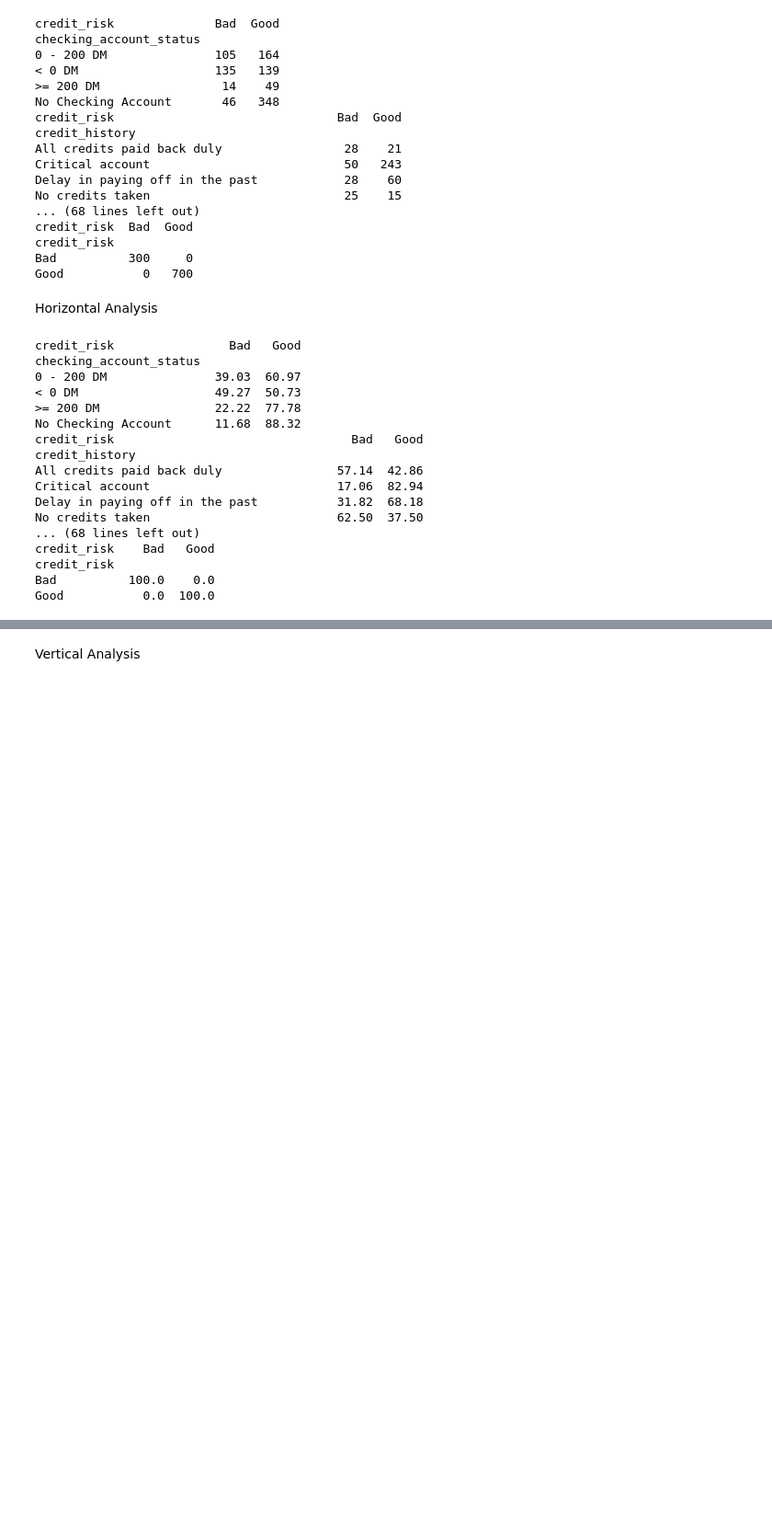
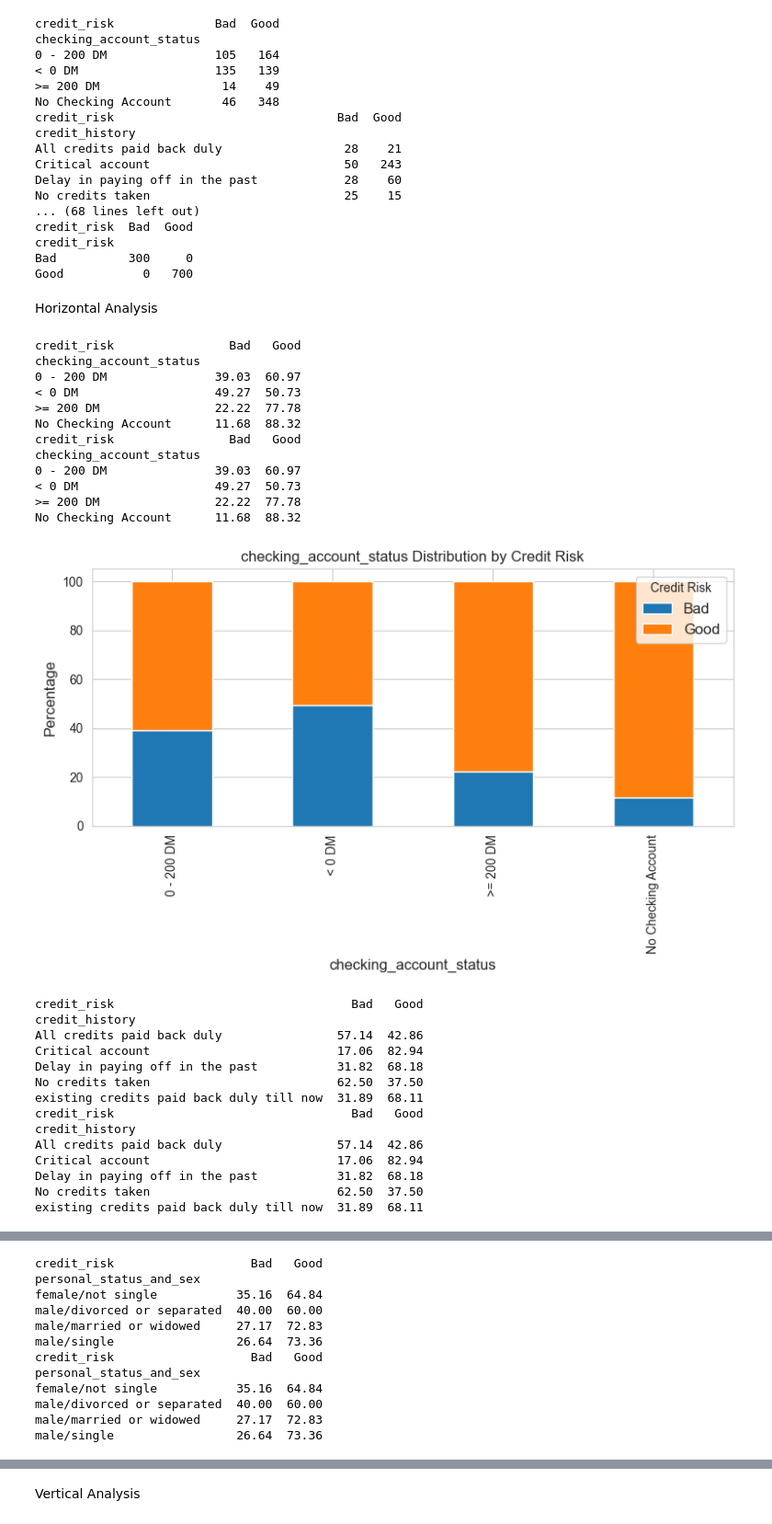
Before and after one commit to shamelbhimani/German_Credit_Analysis, a Jupyter notebook: sample.ipynb, the cells around one changed output, grey strips where cells are left out. Shown at 92% size. Drawn from its saved outputs; the diff is of its cells as text; code cells hidden in the pictures; blank space fills up the shorter version.

Commit message:
Added more visuals for row contingency

```diff
--- a/sample.ipynb
+++ b/sample.ipynb
@@ -576,23 +576,42 @@ Horizontal Analysis
 # %%
 for col in categorical_columns:
     row_contingency_table_pct = pd.crosstab(df[col], df['credit_risk'],
                                         normalize='index') * 100
     print(row_contingency_table_pct.round(2))
+
+    print(row_contingency_table_pct.round(2))
+    row_contingency_table_pct.plot(kind='bar', stacked=True, figsize=(8, 5))
+    plt.title(f'{col} Distribution by Credit Risk', fontsize = 12)
+    plt.xlabel(col, fontsize=12)
+    plt.ylabel('Percentage', fontsize=12)
+    plt.legend(title='Credit Risk', fontsize=12)
+    plt.tight_layout()
+    plt.show()
 # %% [output]
 credit_risk                Bad   Good
 checking_account_status
 0 - 200 DM               39.03  60.97
 < 0 DM                   49.27  50.73
 >= 200 DM                22.22  77.78
 No Checking Account      11.68  88.32
-credit_risk                                 Bad   Good
-credit_history
-All credits paid back duly                57.14  42.86
-Critical account                          17.06  82.94
-Delay in paying off in the past           31.82  68.18
-No credits taken                          62.50  37.50
-... (68 lines left out)
-credit_risk    Bad   Good
-credit_risk
-Bad          100.0    0.0
-Good           0.0  100.0
+credit_risk                Bad   Good
+checking_account_status
+0 - 200 DM               39.03  60.97
+< 0 DM                   49.27  50.73
+>= 200 DM                22.22  77.78
+No Checking Account      11.68  88.32
+[figure, added]
+credit_risk                                 Bad   Good
+credit_history
+All credits paid back duly                57.14  42.86
+Critical account                          17.06  82.94
+Delay in paying off in the past           31.82  68.18
+No credits taken                          62.50  37.50
+existing credits paid back duly till now  31.89  68.11
+credit_risk                                 Bad   Good
+credit_history
+All credits paid back duly                57.14  42.86
+Critical account                          17.06  82.94
+Delay in paying off in the past           31.82  68.18
+No credits taken                          62.50  37.50
+existing credits paid back duly till now  31.89  68.11
@@ -598,0 +667,12 @@ Good           0.0  100.0
+credit_risk                   Bad   Good
+personal_status_and_sex
+female/not single           35.16  64.84
+male/divorced or separated  40.00  60.00
+male/married or widowed     27.17  72.83
+male/single                 26.64  73.36
+credit_risk                   Bad   Good
+personal_status_and_sex
+female/not single           35.16  64.84
+male/divorced or separated  40.00  60.00
+male/married or widowed     27.17  72.83
+male/single                 26.64  73.36
```
Also changed, not shown: parts of 1 cell of this notebook.
